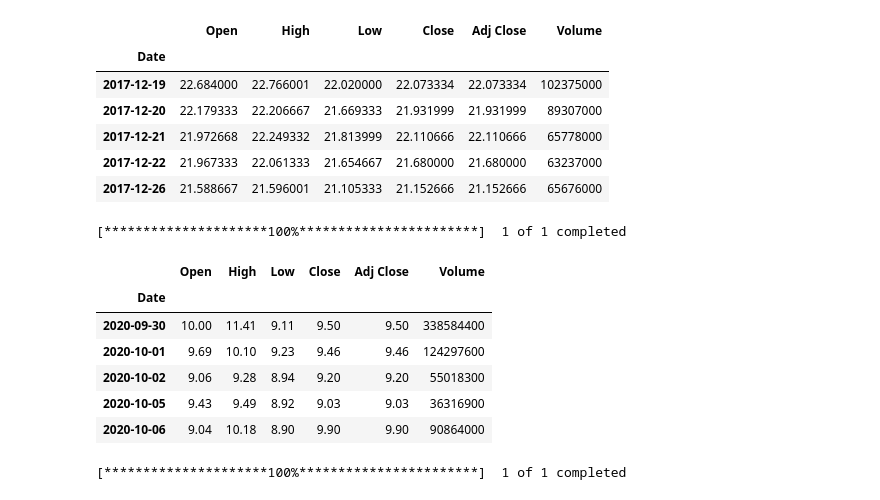
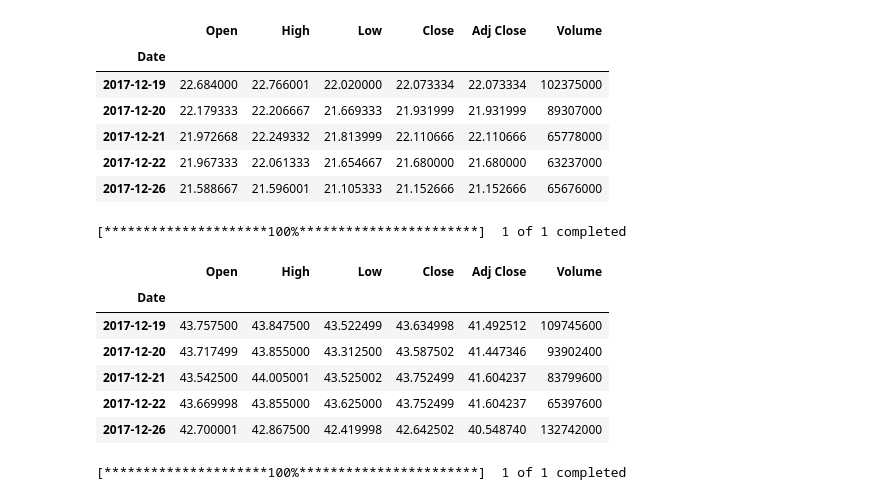
Before and after one commit to juil/fintech-uoftbootcamp, a Jupyter notebook: week04/unit04-assignment/whale_analysis.ipynb, the cells around one changed output. Drawn from its saved outputs; the diff is of its cells as text; code cells hidden in the pictures.

```diff
--- a/week04/unit04-assignment/whale_analysis.ipynb
+++ b/week04/unit04-assignment/whale_analysis.ipynb
@@ -444,17 +444,17 @@ tsla.head()
 | 2017-12-26 | 21.588667 | 21.596001 | 21.105333 | 21.152666 | 21.152666 | 65676000 |
 # %%
 # Reading data from 2nd stock
-pltr = yf.download('PLTR', period='5y')
-pltr.head()
+aapl = yf.download('AAPL', period='5y')
+aapl.head()
 # %% [output]
 [*********************100%***********************]  1 of 1 completed
 |  | Open | High | Low | Close | Adj Close | Volume |
 | Date |  |  |  |  |  |  |
-| 2020-09-30 | 10.00 | 11.41 | 9.11 | 9.50 | 9.50 | 338584400 |
-| 2020-10-01 | 9.69 | 10.10 | 9.23 | 9.46 | 9.46 | 124297600 |
-| 2020-10-02 | 9.06 | 9.28 | 8.94 | 9.20 | 9.20 | 55018300 |
-| 2020-10-05 | 9.43 | 9.49 | 8.92 | 9.03 | 9.03 | 36316900 |
-| 2020-10-06 | 9.04 | 10.18 | 8.90 | 9.90 | 9.90 | 90864000 |
+| 2017-12-19 | 43.757500 | 43.847500 | 43.522499 | 43.634998 | 41.492512 | 109745600 |
+| 2017-12-20 | 43.717499 | 43.855000 | 43.312500 | 43.587502 | 41.447346 | 93902400 |
+| 2017-12-21 | 43.542500 | 44.005001 | 43.525002 | 43.752499 | 41.604237 | 83799600 |
+| 2017-12-22 | 43.669998 | 43.855000 | 43.625000 | 43.752499 | 41.604237 | 65397600 |
+| 2017-12-26 | 42.700001 | 42.867500 | 42.419998 | 42.642502 | 40.548740 | 132742000 |
 # %%
 # Reading data from 3rd stock
 hut = yf.download('HUT', period='5y')
```
Also changed, not shown: parts of 5 cells of this notebook.
